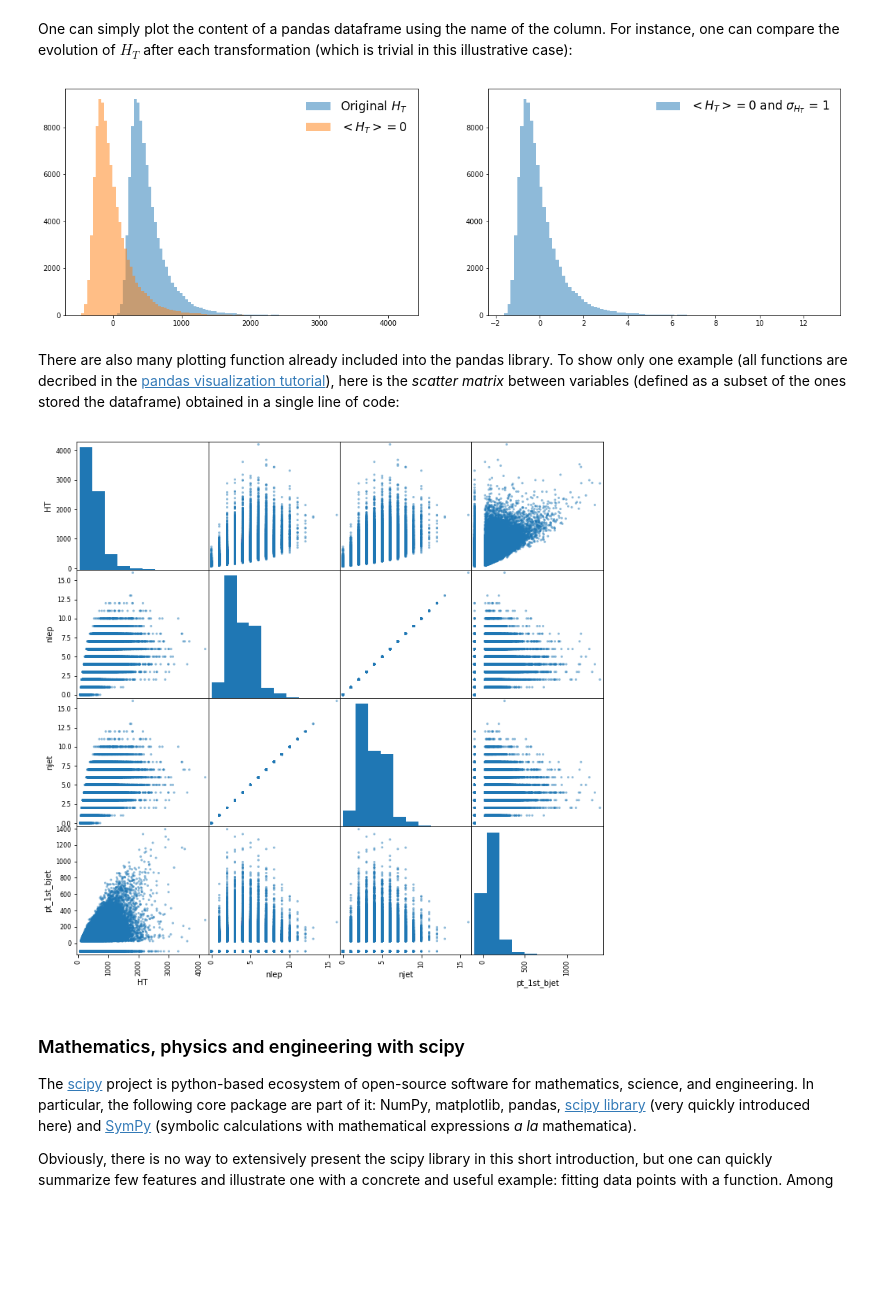
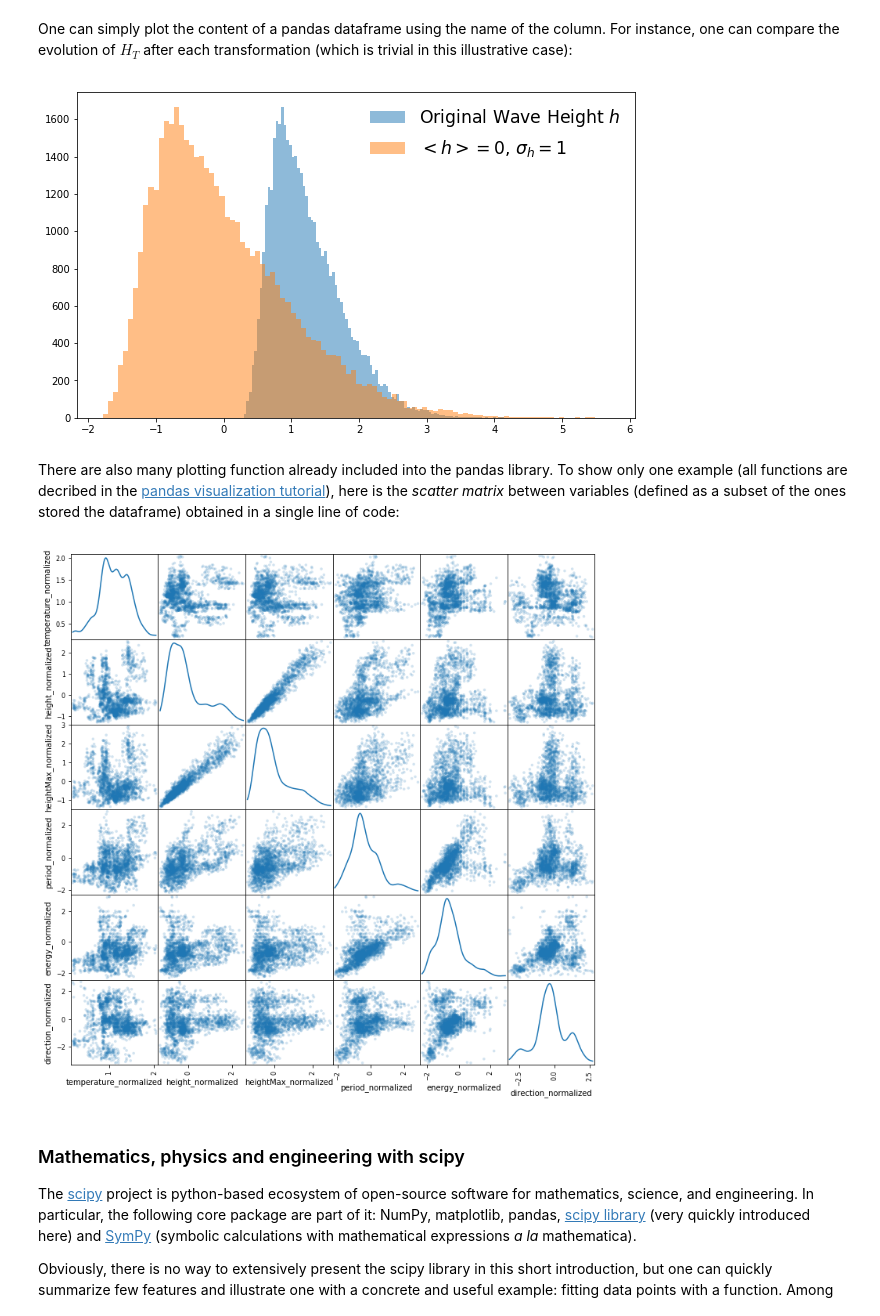
Before and after one commit to rmadar/lecture-python, a Jupyter notebook: lectures/2-NumpyIntroduction.ipynb, the cells around one changed output. Cells and saved outputs as stored; diff of their text form; code cells hidden in the pictures; blank space fills up the shorter version.

Commit message:
Correcting pandas example, adding meshgrid example (still missing explanations)

```diff
--- a/lectures/2-NumpyIntroduction.ipynb
+++ b/lectures/2-NumpyIntroduction.ipynb
@@ -538,17 +568,6 @@ df.head()
 # %%
 # Check which wave has -99 values for every variables
-print(len(df))
 for c in ['height', 'heightMax', 'period', 'energy', 'direction', 'temperature']:
     n = np.count_nonzero(df[c]<=-99)
     print('{}: {} wave have <=-99'.format(c, n))
-
-# Simply take value above -99
-df = df[df>-99]
-print(len(df))
-
-for c in ['height', 'heightMax', 'period', 'energy', 'direction', 'temperature']:
-    n = np.count_nonzero(df[c]<=-99)
-    print('{}: {} wave have <=-99'.format(c, n))
-
-plt.plot(df['temperature'], df['period'])
 # %% [output]
@@ -570,0 +590,6 @@ temperature: 0 wave have <=-99
+# %%
+# Removing all entry (line) which has at least one default value
+for c in ['height', 'heightMax', 'period', 'energy', 'direction', 'temperature']:
+    df = df[df[c]>-99]
+
+df.head()
@@ -573,15 +622,0 @@ On of the nice feature of pandas is to be able to easily get numpy array, comput
-# %%
-# Get a numpy arrays
-ht = df['HT'].values
-
-# Compute quantities
-ht_mean = np.mean(ht)
-ht_rms = np.sqrt(np.mean((ht-ht_mean)**2))
-
-# Add them into the pandas dataframe
-df['HT_centered'] = ht-ht_mean
-df['HT_normalized'] = (ht-ht_mean)/ht_rms
-
-# Print the result
-cols_to_print = ['HT', 'HT_centered', 'HT_normalized']
-print(df[cols_to_print].head())
@@ -595,25 +655,19 @@ print(df[cols_to_print].head())
 # %% [markdown]
 One can simply plot the content of a pandas dataframe using the name of the column. For instance, one can compare the evolution of $H_T$ after each transformation (which is trivial in this illustrative case):
 # %%
-plt.figure(figsize=(20, 6))
-plt.subplot(121)
-plt.hist(df['HT'], bins=100, alpha=0.5, label='Original $H_T$')
-plt.hist(df['HT_centered'], bins=100, alpha=0.5, label='$<H_T> = 0$')
-plt.legend(frameon=False, fontsize='xx-large')
-plt.subplot(122)
-plt.hist(df['HT_normalized'], bins=100, alpha=0.5,
-         label='$<H_T> = 0$ and $\sigma_{H_T}$ = 1')
+plt.figure(figsize=(10, 6))
+plt.hist(df['height'], bins=100, alpha=0.5, label='Original Wave Height $h$')
+plt.hist(df['height_normalized'], bins=100, alpha=0.5, label='$<h> = 0$, $\sigma_{h}=1$')
 plt.legend(frameon=False, fontsize='xx-large');
 # %% [output]
-[figure, old version]
+[figure, new version]
 # %% [markdown]
 There are also many plotting function already included into the pandas library. To show only one example (all functions are decribed in the [pandas visualization tutorial](https://pandas.pydata.org/pandas-docs/stable/visualization.html)), here is the *scatter matrix* between variables (defined as a subset of the ones stored the dataframe) obtained in a single line of code:
 # %%
 from pandas.plotting import scatter_matrix
-var_to_plot = ['HT', 'nlep', 'njet', 'pt_1st_bjet']
-scatter_matrix(df[var_to_plot], figsize=(12, 12), alpha=0.5);
+scatter_matrix(df[normalized_cols][:2000], figsize=(12, 12), alpha=0.2, s=50, diagonal='kde');
 # %% [output]
-[figure, old version]
+[figure, new version]
 # %% [markdown]
 ###  Mathematics, physics and engineering with scipy
 
```
Also changed, not shown: parts of 42 cells of this notebook.
